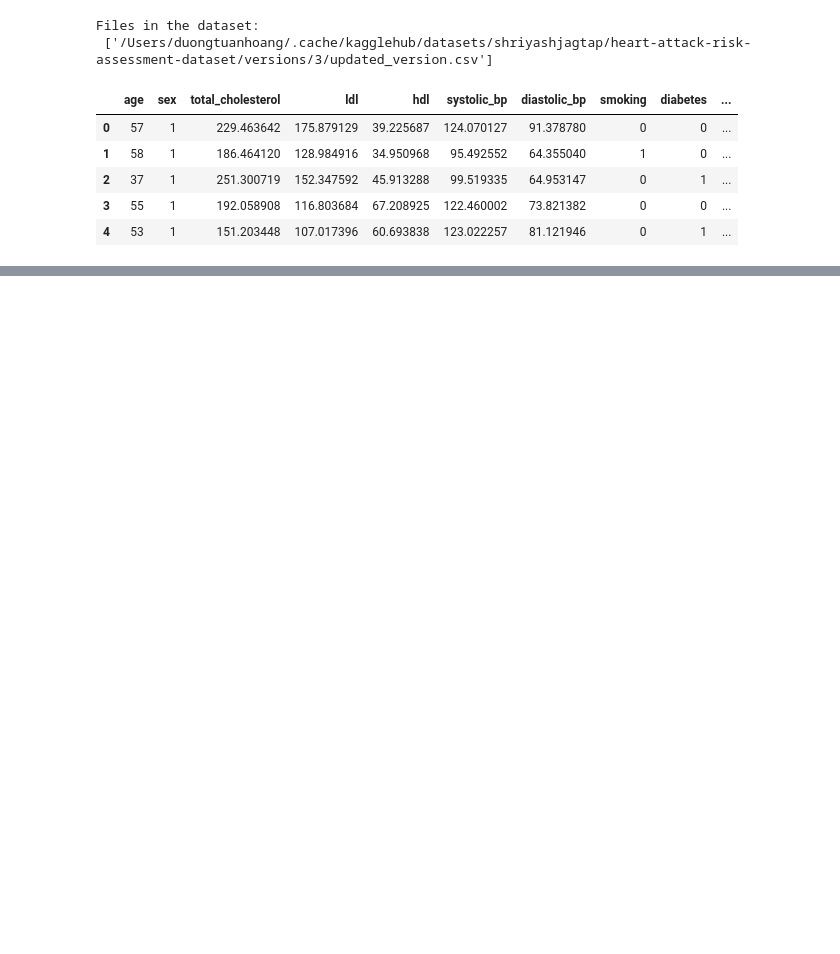
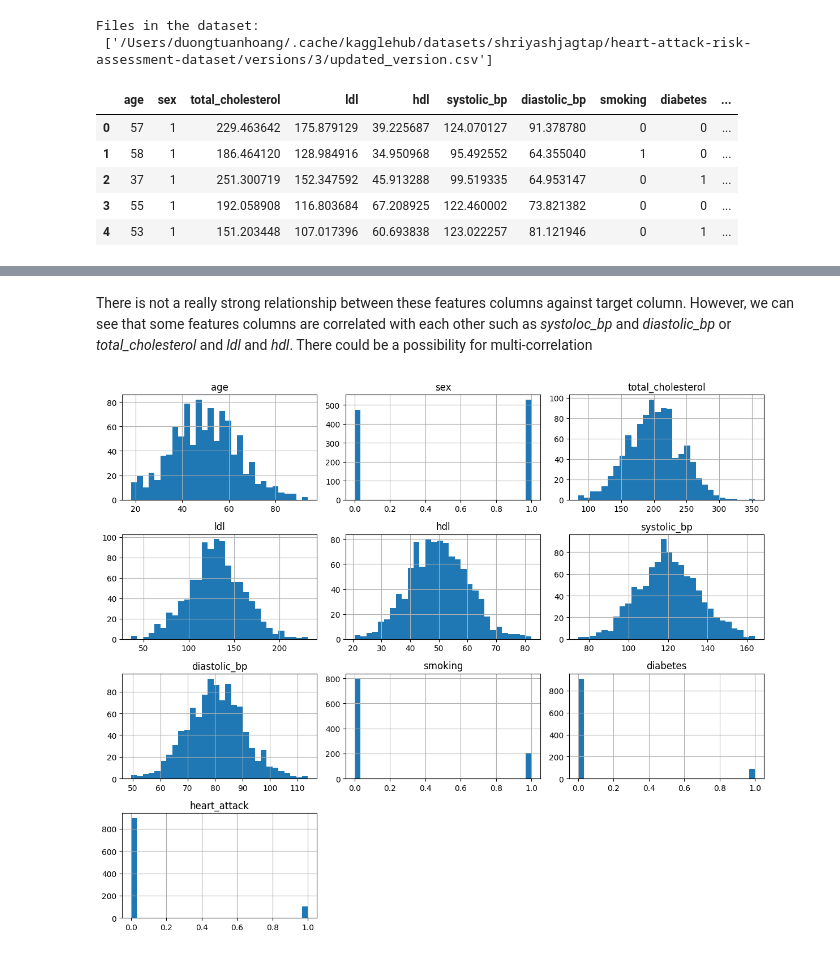
Before and after one commit to dtuan2604/heart-attack-risk-prediction, a Jupyter notebook: model/train-model.ipynb, the cells around one changed output, grey strips where cells are left out. Cells and saved outputs as stored; diff of their text form; code cells hidden in the pictures; blank space fills up the shorter version.

```diff
--- a/model/train-model.ipynb
+++ b/model/train-model.ipynb
@@ -33,0 +141,9 @@ Files in the dataset:
+# %% [markdown]
+There is not a really strong relationship between these features columns against target column. However, we can see that some features columns are correlated with each other such as *systoloc_bp* and *diastolic_bp* or *total_cholesterol* and *ldl* and *hdl*. There could be a possibility for multi-correlation
+# %%
+# Distribution of numeric features
+df.hist(bins=30, figsize=(12, 10))
+plt.tight_layout()
+plt.show()
+# %% [output]
+[figure, added]
```
Also changed, not shown: parts of 20 cells of this notebook, 2 other files.
